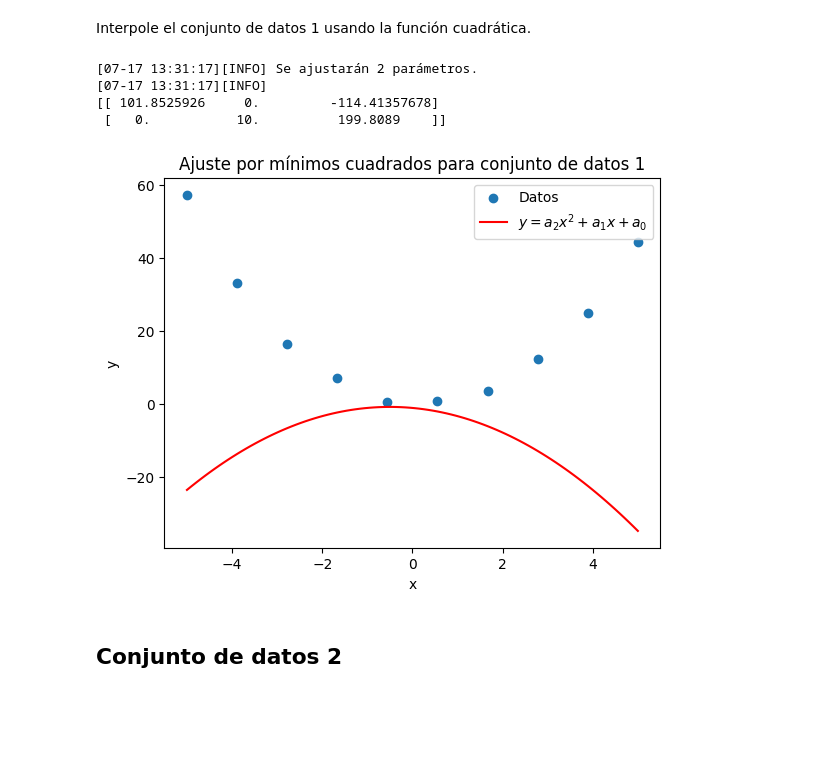
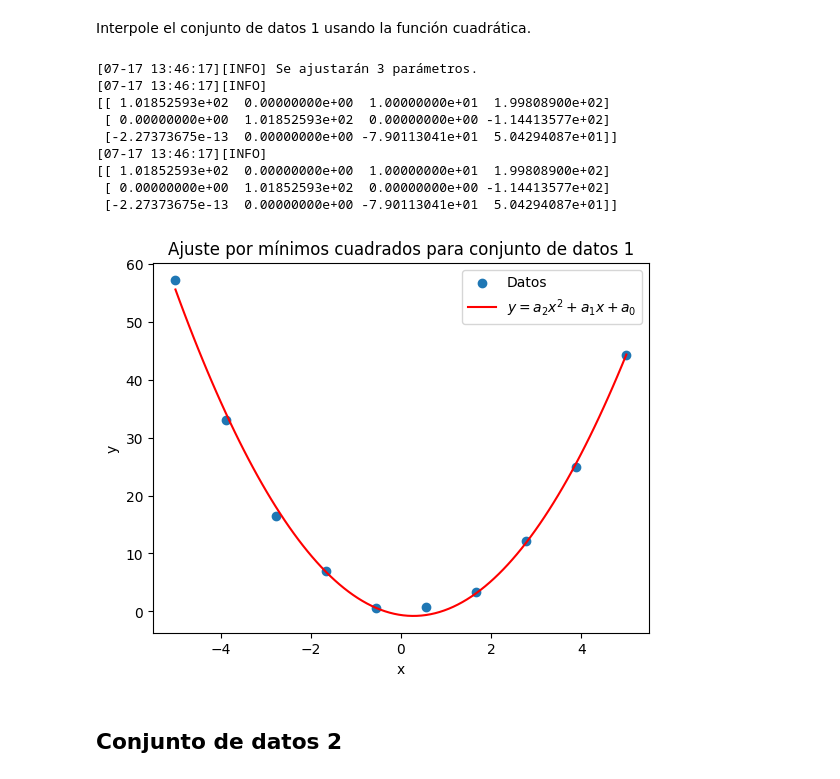
Before and after one commit to lPachecol/Prueba2BIM, a Jupyter notebook: min_cuadrados.ipynb, the cells around one changed output. Cells and saved outputs as stored; diff of their text form; code cells hidden in the pictures; blank space fills up the shorter version.

Commit message:
minimos_cuadrados

```diff
--- a/min_cuadrados.ipynb
+++ b/min_cuadrados.ipynb
@@ -84,3 +14,29 @@ def der_parcial_0(xs: list, ys: list) -> tuple[float, float, float]:
+# %%
+def der_parcial_0(xs: list, ys: list) -> tuple[float, float, float, float]:
+    """Derivada parcial con respecto a a_2 (coeficiente de x^2)"""
+    c_2 = sum(x**4 for x in xs)
+    c_1 = sum(x**3 for x in xs)
+    c_0 = sum(x**2 for x in xs)
+    c_ind = sum(y * x**2 for x, y in zip(xs, ys))
+    return (c_2, c_1, c_0, c_ind)
+
+
+def der_parcial_1(xs: list, ys: list) -> tuple[float, float, float, float]:
+    """Derivada parcial con respecto a a_1 (coeficiente de x)"""
+    c_2 = sum(x**3 for x in xs)
+    c_1 = sum(x**2 for x in xs)
+    c_0 = sum(x for x in xs)
+    c_ind = sum(y * x for x, y in zip(xs, ys))
+    return (c_2, c_1, c_0, c_ind)
+
+
+def der_parcial_2(xs: list, ys: list) -> tuple[float, float, float, float]:
+    """Derivada parcial con respecto a a_0 (término independiente)"""
+    c_2 = sum(x**2 for x in xs)
+    c_1 = sum(x for x in xs)
+    c_0 = len(xs)
+    c_ind = sum(ys)
+    return (c_2, c_1, c_0, c_ind)
 # %% [markdown]
 # Conjunto de datos de ejemplo
 # %%
@@ -182,26 +136,35 @@ Interpole el conjunto de datos 1 usando la función cuadrática.
 # %%
 import numpy as np
 import matplotlib.pyplot as plt
 
-m, b = ajustar_min_cuadrados(xs1, ys1, gradiente=[der_parcial_0, der_parcial_1])
+# Asegúrate de tener definidas estas funciones en tu archivo src:
+# der_parcial_0: derivada parcial respecto a a2 (x^2)
+# der_parcial_1: derivada parcial respecto a a1 (x)
+# der_parcial_2: derivada parcial respecto a a0 (constante)
+
+a2, a1, a0 = ajustar_min_cuadrados(xs1, ys1, gradiente=[der_parcial_0, der_parcial_1, der_parcial_2])
 
 x = np.linspace(-5, 5, 100)
-
-y = [m * xi**2 + m * xi + m for xi in x]
+y = [a2 * xi**2 + a1 * xi + a0 for xi in x]
 
 plt.scatter(xs1, ys1, label="Datos")
 plt.plot(x, y, color="red", label=r"$ y = a_2 x^2 + a_1 x + a_0$")
 plt.xlabel("x")
 plt.ylabel("y")
 plt.title("Ajuste por mínimos cuadrados para conjunto de datos 1")
 plt.legend()
 plt.show()
 # %% [output]
-[07-17 13:31:17][INFO] Se ajustarán 2 parámetros.
-[07-17 13:31:17][INFO]
-[[ 101.8525926     0.         -114.41357678]
- [   0.           10.          199.8089    ]]
+[07-17 13:46:17][INFO] Se ajustarán 3 parámetros.
+[07-17 13:46:17][INFO]
+[[ 1.01852593e+02  0.00000000e+00  1.00000000e+01  1.99808900e+02]
+ [ 0.00000000e+00  1.01852593e+02  0.00000000e+00 -1.14413577e+02]
+ [-2.27373675e-13  0.00000000e+00 -7.90113041e+01  5.04294087e+01]]
+[07-17 13:46:17][INFO]
+[[ 1.01852593e+02  0.00000000e+00  1.00000000e+01  1.99808900e+02]
+ [ 0.00000000e+00  1.01852593e+02  0.00000000e+00 -1.14413577e+02]
+ [-2.27373675e-13  0.00000000e+00 -7.90113041e+01  5.04294087e+01]]
-[figure, old version]
+[figure, new version]
 # %% [markdown]
 ## Conjunto de datos 2
 # %%
```
Also changed, not shown: parts of 4 cells of this notebook.
